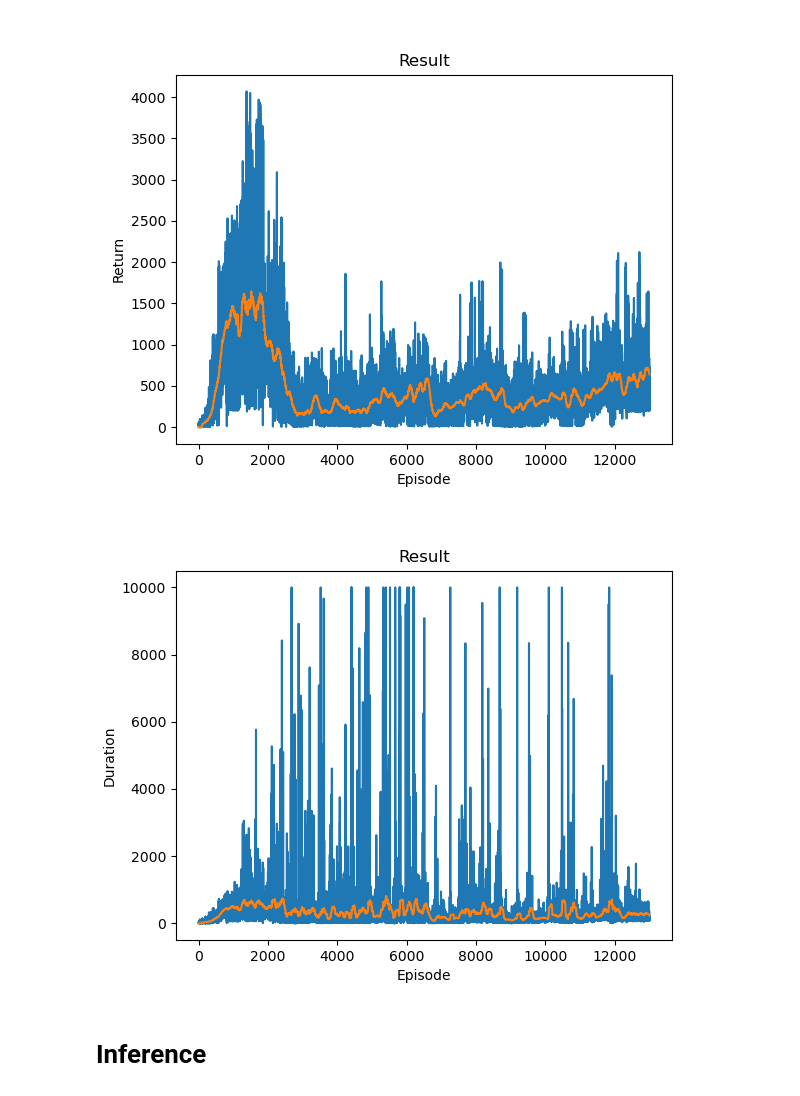
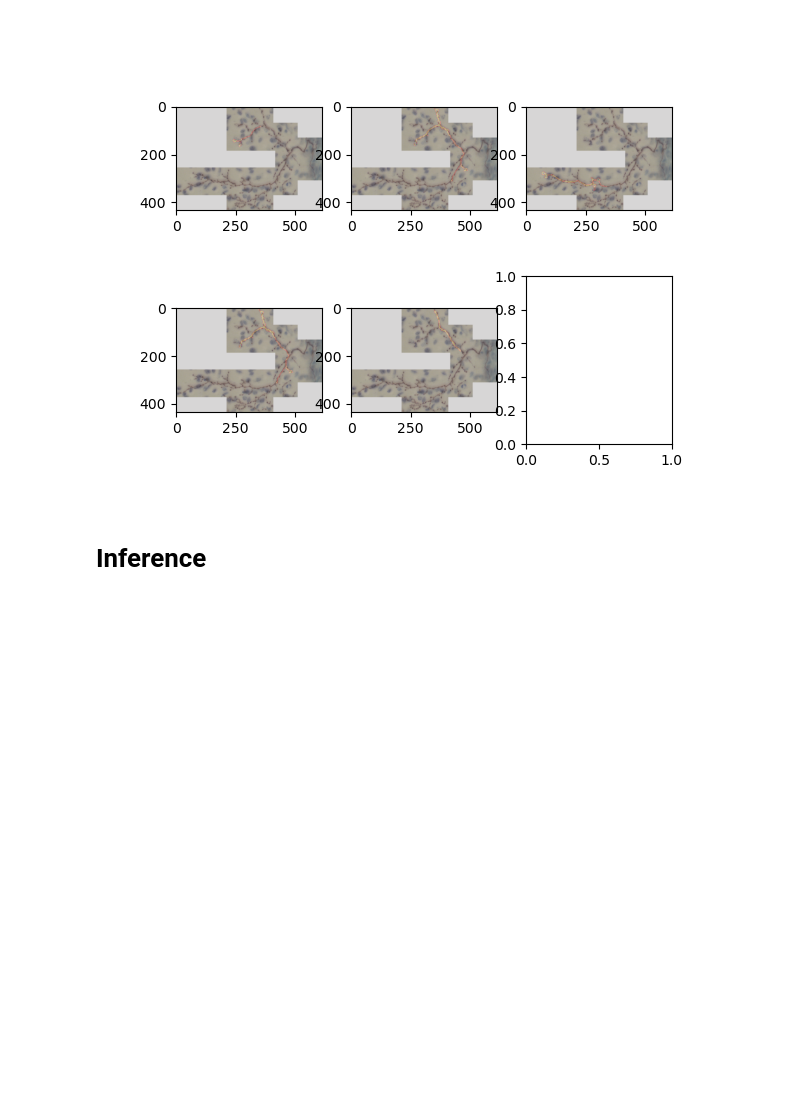
Before and after one commit to twardlab/neurotrack, a Jupyter notebook: neuron_trx/notebooks/neuron_trx_tests.ipynb, the cells around one changed output. Cells and saved outputs as stored; diff of their text form; code cells hidden in the pictures; blank space fills up the shorter version.

Commit message:
working version with last step input

```diff
--- a/neuron_trx/notebooks/neuron_trx_tests.ipynb
+++ b/neuron_trx/notebooks/neuron_trx_tests.ipynb
@@ -103,4 +126,4 @@ dqn_model.train(env,
                 eps_decay=eps_decay,
                 save_snapshots=True,
                 show=False,
-                name='config_alpha-1_beta-0.5_f-0')
+                name='alpha-1_beta-1.0_f-0.5_n-1')
@@ -137,6 +142,9 @@ show_state(env)
 # %%
 plt.close('all')
-action = torch.tensor([0., 0.0, 1.0])
-observation, reward, terminated = env.step(action, width=3.0)
+action = torch.tensor([0., 0.0, -1.0])
+observation, reward, terminated = env.step(action, verbose=True)
 print(reward)
-show_state(env)
+if not terminated:
+    show_state(env)
+else:
+    env.reset()
@@ -324,12 +333,22 @@ plt.imshow(T, cmap='gray', alpha=0.5)
-# %%
-returns = torch.load("/home/brysongray/tractography/outputs/episode_returns_config_alpha-1_beta-0_f-0.pt")
-durations = torch.load("/home/brysongray/tractography/outputs/episode_durations_config_alpha-1_beta-0_f-0.pt")
-plt.close('all')
-dqn_tracker.plot_returns(returns, show_result=True)
-dqn_tracker.plot_durations(durations, show_result=True)
-# %% [output]
-[figure, removed]
-[figure, removed]
+# %%
+plt.close('all')
+fig, ax = plt.subplots(2,3)
+for r in range(2):
+    for c in range(3):
+        i = (r+1)*(c+1)
+        if i == 6:
+            break
+        fname = f'/home/brysongray/tractography/outputs/bundle_density_ep{i-1}.pt'
+        density = torch.load(fname)
+        D = density.amax(dim=0)
+        I = env.img.data[:3].amin(dim=(1))
+        ax[r][c].imshow(D, cmap='hot', alpha=0.4)
+        ax[r][c].imshow(I.permute(1,2,0), alpha=0.6)
+
+# T = env.true_density.data.amax(dim=(0,1))
+# plt.imshow(T, cmap='gray', alpha=0.5)
+# %% [output]
+[figure, added]
 # %% [markdown]
 # Inference
 # %%
```
Also changed, not shown: parts of 23 cells of this notebook, 5 other files.
